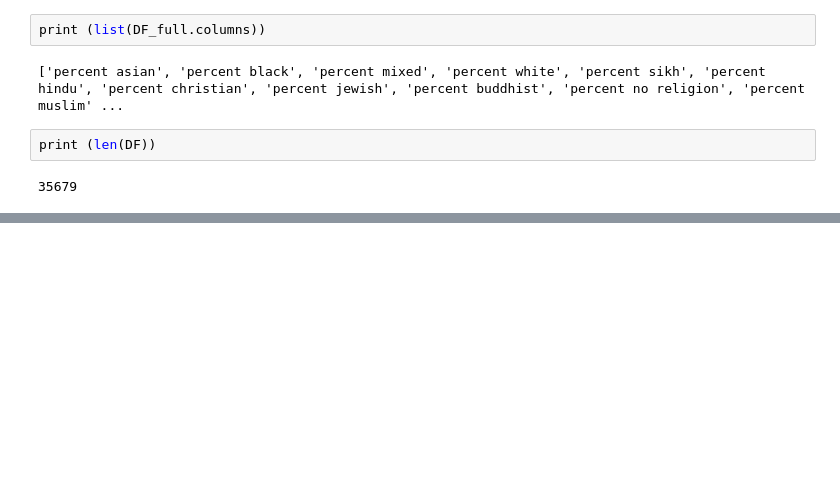
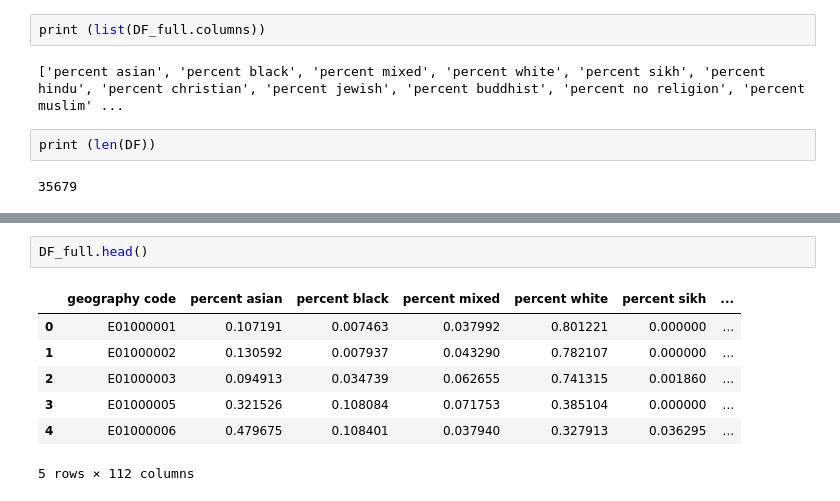
Before and after one commit to sanja7s/MedSat, a Jupyter notebook: code/collate_data/sociodemographic_data_parser/controls-full.ipynb, the cells around one changed output, grey strips where cells are left out. Drawn from its saved outputs; the diff is of its cells as text; blank space fills up the shorter version.

```diff
--- a/code/collate_data/sociodemographic_data_parser/controls-full.ipynb
+++ b/code/collate_data/sociodemographic_data_parser/controls-full.ipynb
@@ -704,0 +728,10 @@ print (len(DF))
+# %%
+DF_full.head()
+# %% [output]
+|  | geography code | percent asian | percent black | percent mixed | percent white | percent sikh | ... |
+| 0 | E01000001 | 0.107191 | 0.007463 | 0.037992 | 0.801221 | 0.000000 | ... |
+| 1 | E01000002 | 0.130592 | 0.007937 | 0.043290 | 0.782107 | 0.000000 | ... |
+| 2 | E01000003 | 0.094913 | 0.034739 | 0.062655 | 0.741315 | 0.001860 | ... |
+| 3 | E01000005 | 0.321526 | 0.108084 | 0.071753 | 0.385104 | 0.000000 | ... |
+| 4 | E01000006 | 0.479675 | 0.108401 | 0.037940 | 0.327913 | 0.036295 | ... |
+5 rows × 112 columns
```
Also changed, not shown: parts of 14 cells of this notebook, 4 other files.
